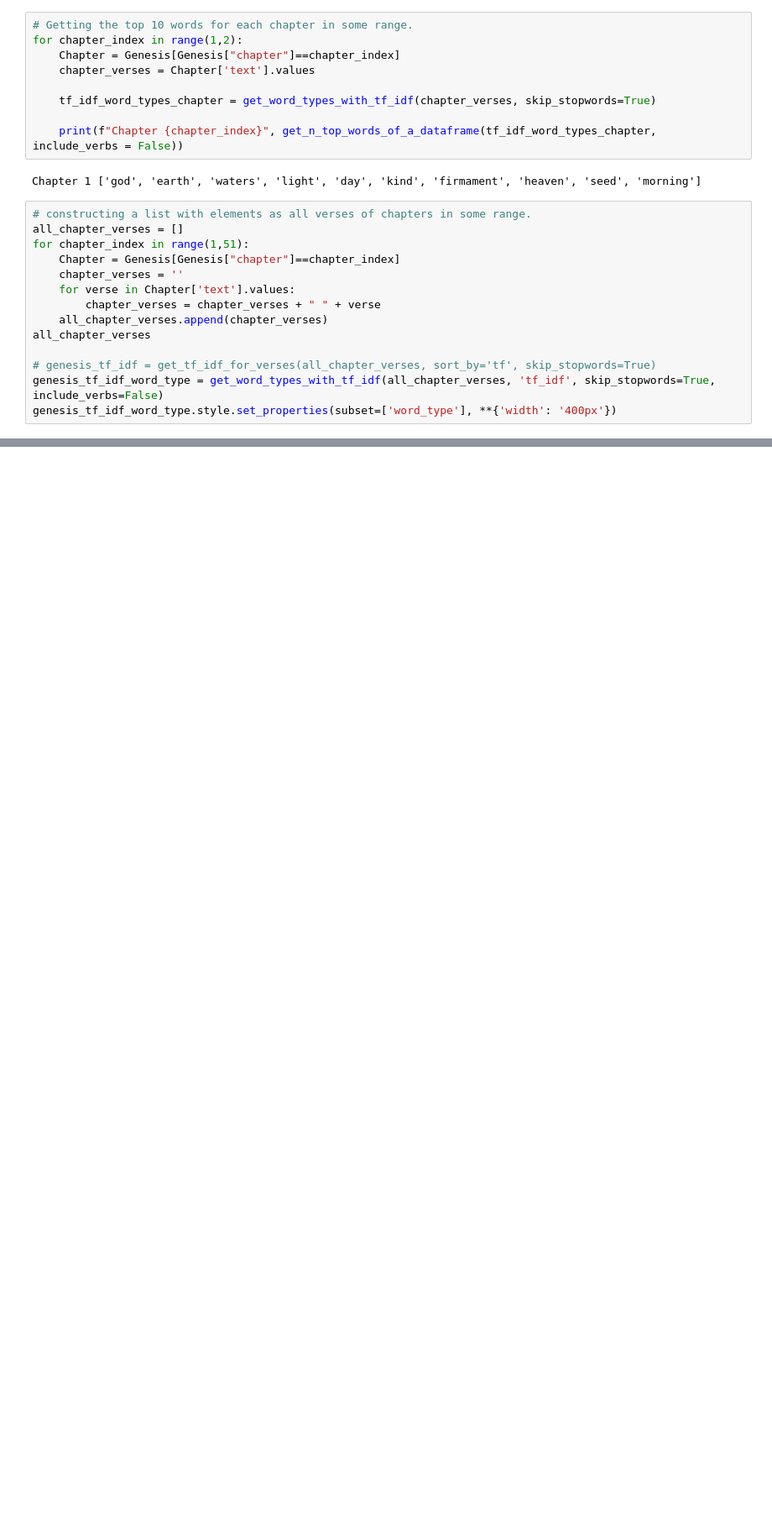
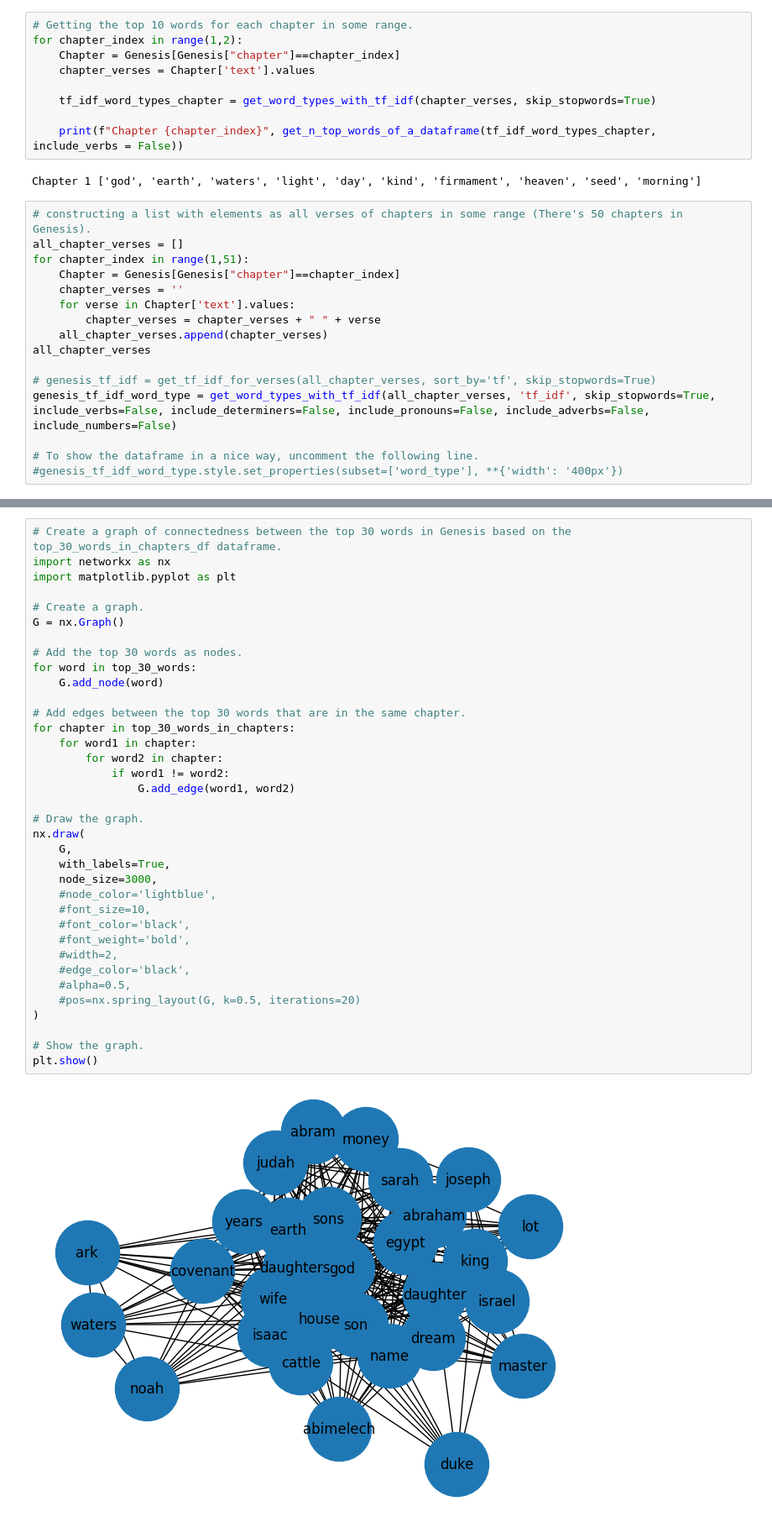
Before and after one commit to zhutchens/hierarchical_clustering, a Jupyter notebook: Bible_NLP/Bible_NLP.ipynb, the cells around one changed output, grey strips where cells are left out. Shown at 84% size. Cells and saved outputs as stored; diff of their text form; blank space fills up the shorter version.

```diff
--- a/Bible_NLP/Bible_NLP.ipynb
+++ b/Bible_NLP/Bible_NLP.ipynb
@@ -520,7 +539,7 @@ for chapter_index in range(1,2):
 # %% [output]
 Chapter 1 ['god', 'earth', 'waters', 'light', 'day', 'kind', 'firmament', 'heaven', 'seed', 'morning']
 # %%
-# constructing a list with elements as all verses of chapters in some range.
+# constructing a list with elements as all verses of chapters in some range (There's 50 chapters in Genesis).
 all_chapter_verses = []
 for chapter_index in range(1,51):
     Chapter = Genesis[Genesis["chapter"]==chapter_index]
@@ -531,6 +550,8 @@ for chapter_index in range(1,51):
 all_chapter_verses
 
 # genesis_tf_idf = get_tf_idf_for_verses(all_chapter_verses, sort_by='tf', skip_stopwords=True)
-genesis_tf_idf_word_type = get_word_types_with_tf_idf(all_chapter_verses, 'tf_idf', skip_stopwords=True, include_verbs=False)
-genesis_tf_idf_word_type.style.set_properties(subset=['word_type'], **{'width': '400px'})
+genesis_tf_idf_word_type = get_word_types_with_tf_idf(all_chapter_verses, 'tf_idf', skip_stopwords=True, include_verbs=False, include_determiners=False, include_pronouns=False, include_adverbs=False, include_numbers=False)
+
+# To show the dataframe in a nice way, uncomment the following line.
+#genesis_tf_idf_word_type.style.set_properties(subset=['word_type'], **{'width': '400px'})
 # %% [output]
@@ -537,0 +663,38 @@ genesis_tf_idf_word_type.style.set_properties(subset=['word_type'], **{'width':
+# %%
+# Create a graph of connectedness between the top 30 words in Genesis based on the top_30_words_in_chapters_df dataframe.
+import networkx as nx
+import matplotlib.pyplot as plt
+
+# Create a graph.
+G = nx.Graph()
+
+# Add the top 30 words as nodes.
+for word in top_30_words:
+    G.add_node(word)
+
+# Add edges between the top 30 words that are in the same chapter.
+for chapter in top_30_words_in_chapters:
+    for word1 in chapter:
+        for word2 in chapter:
+            if word1 != word2:
+                G.add_edge(word1, word2)
+
+# Draw the graph.
+nx.draw(
+    G,
+    with_labels=True,
+    node_size=3000,
+    #node_color='lightblue',
+    #font_size=10,
+    #font_color='black',
+    #font_weight='bold',
+    #width=2,
+    #edge_color='black',
+    #alpha=0.5,
+    #pos=nx.spring_layout(G, k=0.5, iterations=20)
+)
+
+# Show the graph.
+plt.show()
+# %% [output]
+[figure, added]
```
Also changed, not shown: parts of 19 cells of this notebook, 3 other files.
